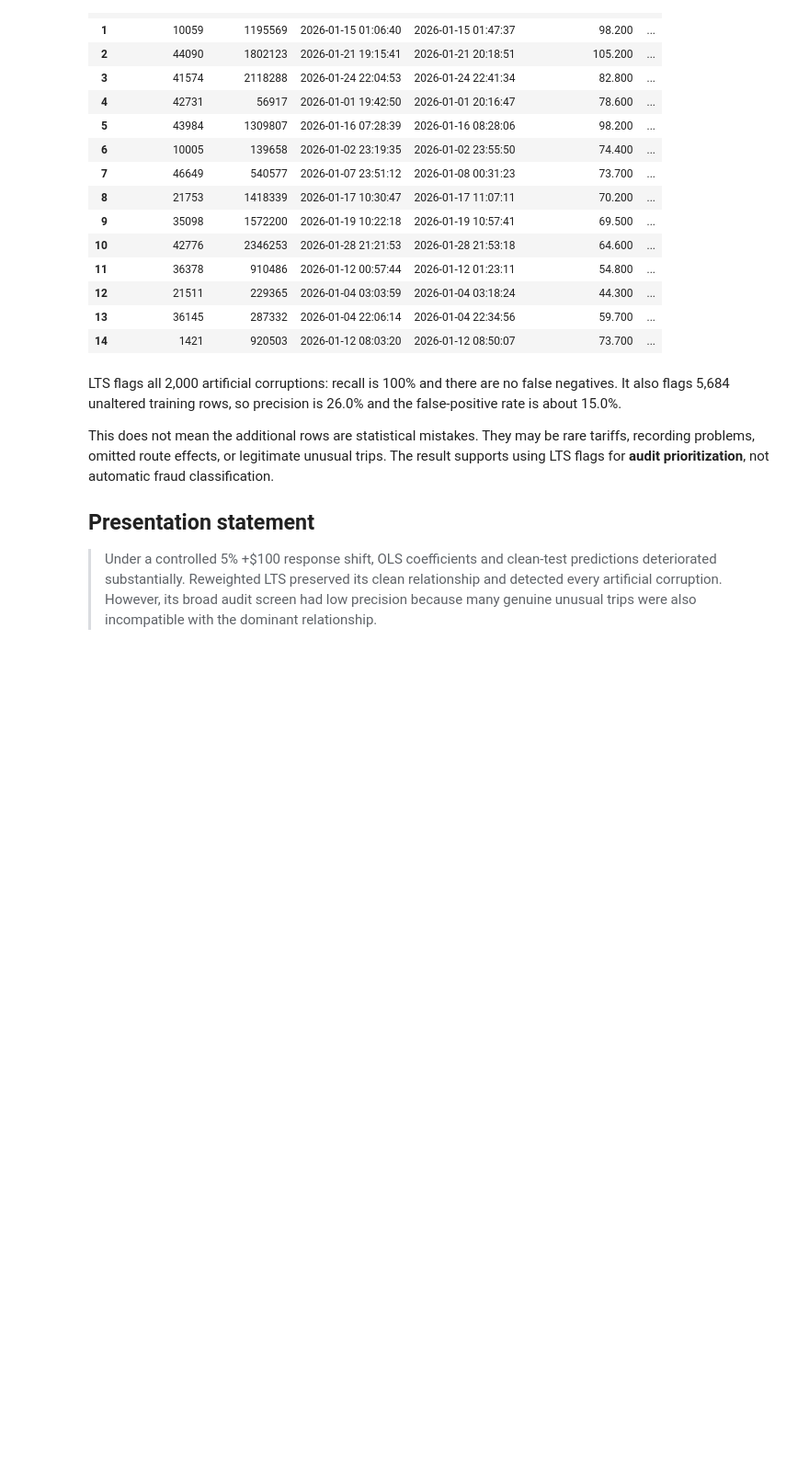
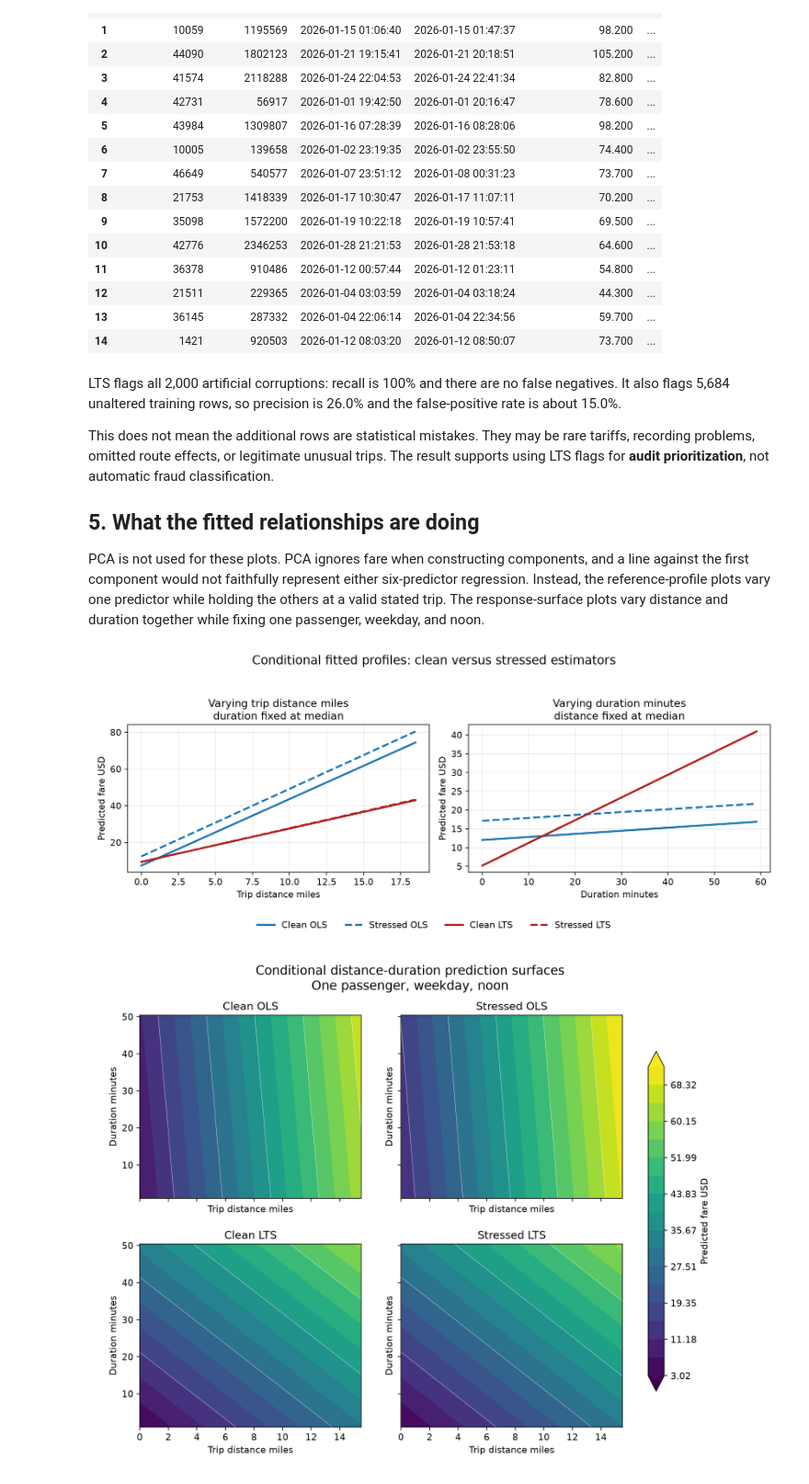
Before and after one commit to Ak62007/LTS, a Jupyter notebook: notebooks/05_contamination_stress_test.ipynb, the cells around one changed output. Shown at 92% size. Cells and saved outputs as stored; diff of their text form; code cells hidden in the pictures; blank space fills up the shorter version.

Commit message:
feat: visualize clean and stressed model geometry

```diff
--- a/notebooks/05_contamination_stress_test.ipynb
+++ b/notebooks/05_contamination_stress_test.ipynb
@@ -172,10 +172,19 @@ rare tariffs, recording problems, omitted route effects, or legitimate unusual
 trips. The result supports using LTS flags for **audit prioritization**, not
 automatic fraud classification.
 
-## Presentation statement
+## 5. What the fitted relationships are doing
 
-> Under a controlled 5% +$100 response shift, OLS coefficients and clean-test
-> predictions deteriorated substantially. Reweighted LTS preserved its clean
-> relationship and detected every artificial corruption. However, its broad
-> audit screen had low precision because many genuine unusual trips were also
-> incompatible with the dominant relationship.
+PCA is not used for these plots. PCA ignores fare when constructing components,
+and a line against the first component would not faithfully represent either
+six-predictor regression. Instead, the reference-profile plots vary one
+predictor while holding the others at a valid stated trip. The response-surface
+plots vary distance and duration together while fixing one passenger, weekday,
+and noon.
+# %%
+from IPython.display import Image
+
+display(Image(filename=PROJECT_ROOT / "outputs/figures/clean_stress_fitted_profiles.png"))
+display(Image(filename=PROJECT_ROOT / "outputs/figures/clean_stress_prediction_surfaces.png"))
+# %% [output]
+[figure, added]
+[figure, added]
```
Also changed, not shown: parts of 1 cell of this notebook, 8 other files.
